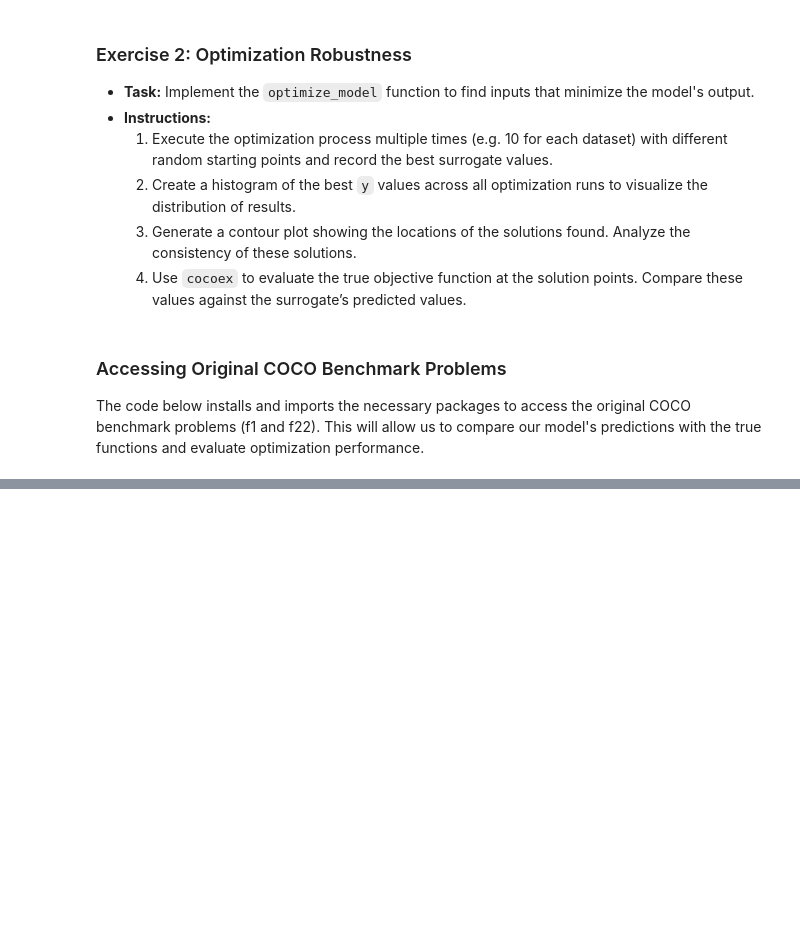
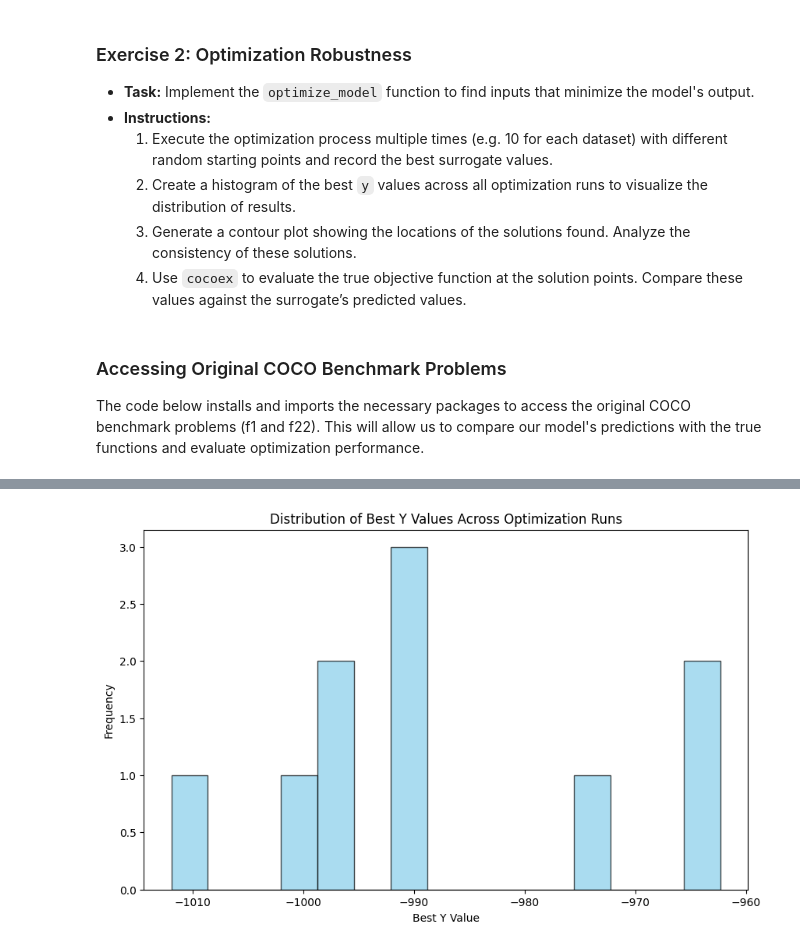
Before and after one commit to Spontaniczny/Stochastic-methods-in-machine-learning, a Jupyter notebook: lab4/lab4.ipynb, the cells around one changed output, grey strips where cells are left out. Drawn from its saved outputs; the diff is of its cells as text; code cells hidden in the pictures; blank space fills up the shorter version.

```diff
--- a/lab4/lab4.ipynb
+++ b/lab4/lab4.ipynb
@@ -310,7 +317,7 @@ def optimize_model(
     x = torch.rand(1, 2, device=device) * 10 - 5
     x.requires_grad_(True)
 
-    best_x = x.copy_()
+    best_x = x.clone().detach()
     best_y = float("inf")
 
     optimizer = torch.optim.Adam([x], lr=0.001)
@@ -320,16 +327,17 @@ def optimize_model(
         # Predict output (our output - result of the model is the function we want to minimize)
         output = model(x)
         # Compute gradients (gradients of our model)
-        x.backward()
+        output.backward()
         # Update x
         if output < best_y:
-            best_x = x.copy_()
-            best_y = output
+            best_x = x.clone().detach()
+            best_y = output.item()
 
         optimizer.step()
 
         # Enforce domain constraints [-5, 5]
-        x.clamp_(-5, 5)
+        with torch.no_grad():
+            x.clamp_(-5, 5)
 
     return best_x, best_y
 # %% [markdown]
@@ -502,0 +558,18 @@ for function in suite:
+# %%
+x_tab = []
+y_tab = []
+
+for _ in range(10):
+    output = optimize_model(model=model, num_steps=1000)
+    x_tab.append(output[0])
+    y_tab.append(output[1])
+# %%
+plt.figure(figsize=(10, 6))
+plt.hist(y_tab, bins=15, color="skyblue", edgecolor="black", alpha=0.7)
+plt.title("Distribution of Best Y Values Across Optimization Runs")
+plt.xlabel("Best Y Value")
+plt.ylabel("Frequency")
+
+plt.show()
+# %% [output]
+[figure, added]
```
Also changed, not shown: parts of 13 cells of this notebook.
